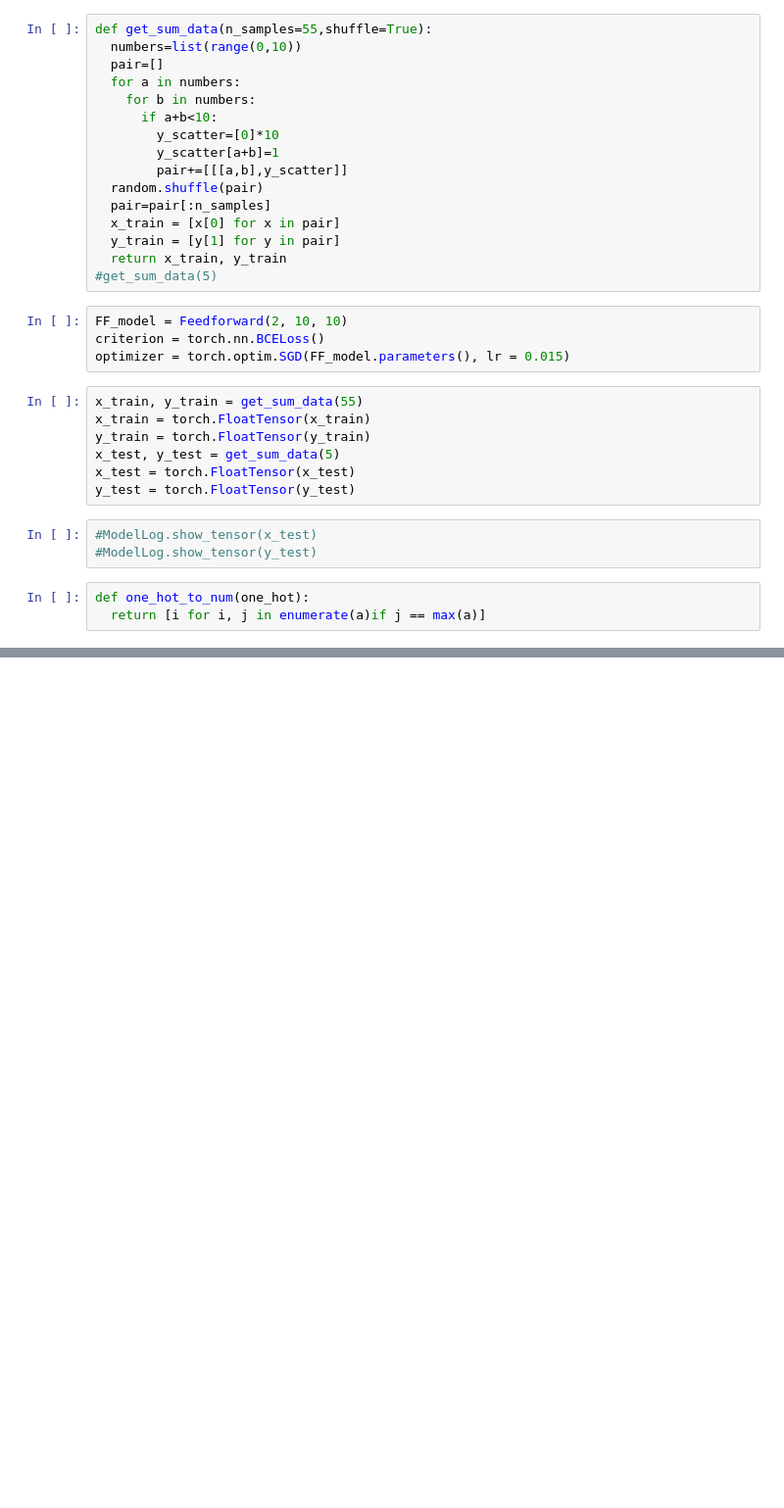
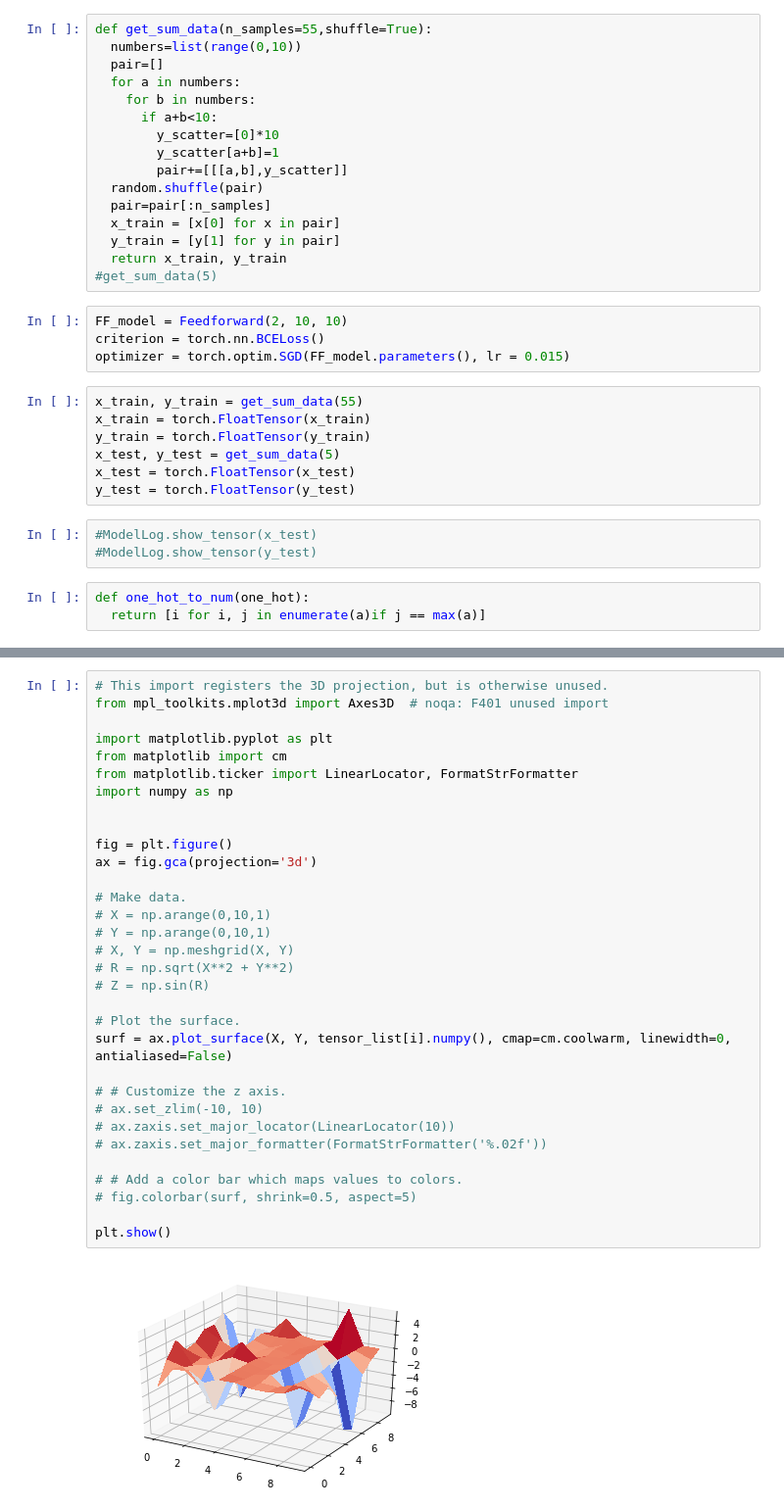
Before and after one commit to Moshiii/pytorch_snippet, a Jupyter notebook: sum_10_pytorch_mlp.ipynb, the cells around one changed output, grey strips where cells are left out. Shown at 98% size. Saved outputs shown, nothing was run; the diff lists cells and outputs as text; blank space fills up the shorter version.

```diff
--- a/sum_10_pytorch_mlp.ipynb
+++ b/sum_10_pytorch_mlp.ipynb
@@ -206,0 +221,34 @@ for i,t in enumerate(tensor_list):
+# %%
+# This import registers the 3D projection, but is otherwise unused.
+from mpl_toolkits.mplot3d import Axes3D  # noqa: F401 unused import
+
+import matplotlib.pyplot as plt
+from matplotlib import cm
+from matplotlib.ticker import LinearLocator, FormatStrFormatter
+import numpy as np
+
+
+fig = plt.figure()
+ax = fig.gca(projection='3d')
+
+# Make data.
+# X = np.arange(0,10,1)
+# Y = np.arange(0,10,1)
+# X, Y = np.meshgrid(X, Y)
+# R = np.sqrt(X**2 + Y**2)
+# Z = np.sin(R)
+
+# Plot the surface.
+surf = ax.plot_surface(X, Y, tensor_list[i].numpy(), cmap=cm.coolwarm, linewidth=0, antialiased=False)
+
+# # Customize the z axis.
+# ax.set_zlim(-10, 10)
+# ax.zaxis.set_major_locator(LinearLocator(10))
+# ax.zaxis.set_major_formatter(FormatStrFormatter('%.02f'))
+
+# # Add a color bar which maps values to colors.
+# fig.colorbar(surf, shrink=0.5, aspect=5)
+
+plt.show()
+# %% [output]
+[figure, added]
```
Also changed, not shown: parts of 6 cells of this notebook.
